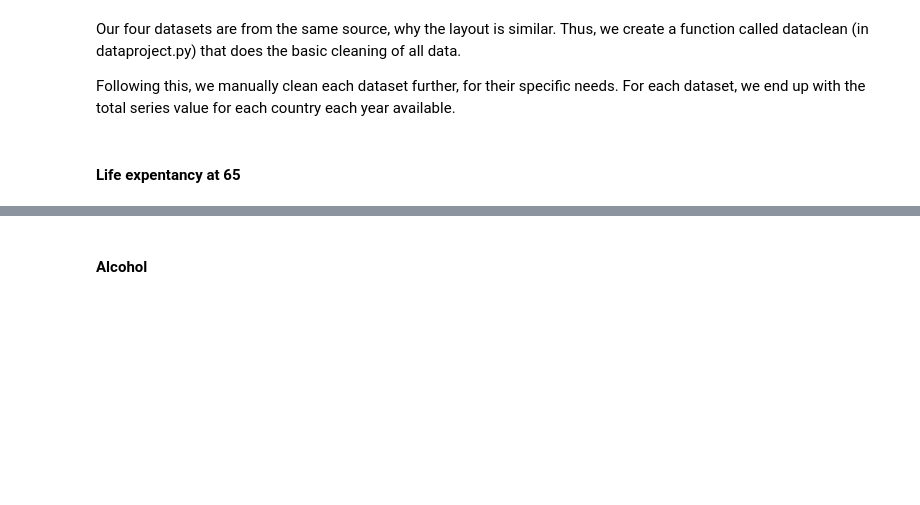
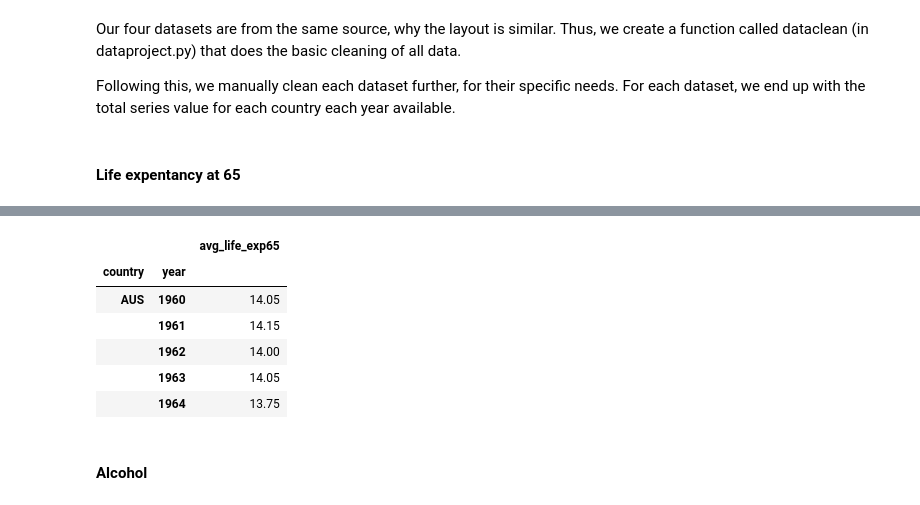
Before and after one commit to NumEconCopenhagen/projects-2023-ida-simone-elin, a Jupyter notebook: dataproject/dataproject.ipynb, the cells around one changed output, grey strips where cells are left out. Drawn from its saved outputs; the diff is of its cells as text; code cells hidden in the pictures; blank space fills up the shorter version.

```diff
--- a/dataproject/dataproject.ipynb
+++ b/dataproject/dataproject.ipynb
@@ -125,3 +102,23 @@ life_exp_stack.head(5)
+# %%
+#We want to find the average of men and women for each year for each country.
+grouped = life_exp_65.groupby(['country','year'])['exp_years'].mean()
+
+#We save it as a dataframe
+avg_life_exp = grouped.to_frame()
+
+#We change the column name
+avg_life_exp.rename(columns = {'exp_years':'avg_life_exp65'}, inplace=True)
+
+#We print the clean dataset
+avg_life_exp.head()
+# %% [output]
+|  |  | avg_life_exp65 |
+| country | year |  |
+| AUS | 1960 | 14.05 |
+|  | 1961 | 14.15 |
+|  | 1962 | 14.00 |
+|  | 1963 | 14.05 |
+|  | 1964 | 13.75 |
 # %% [markdown]
 #### Alcohol
 # %%
```
Also changed, not shown: parts of 10 cells of this notebook.
